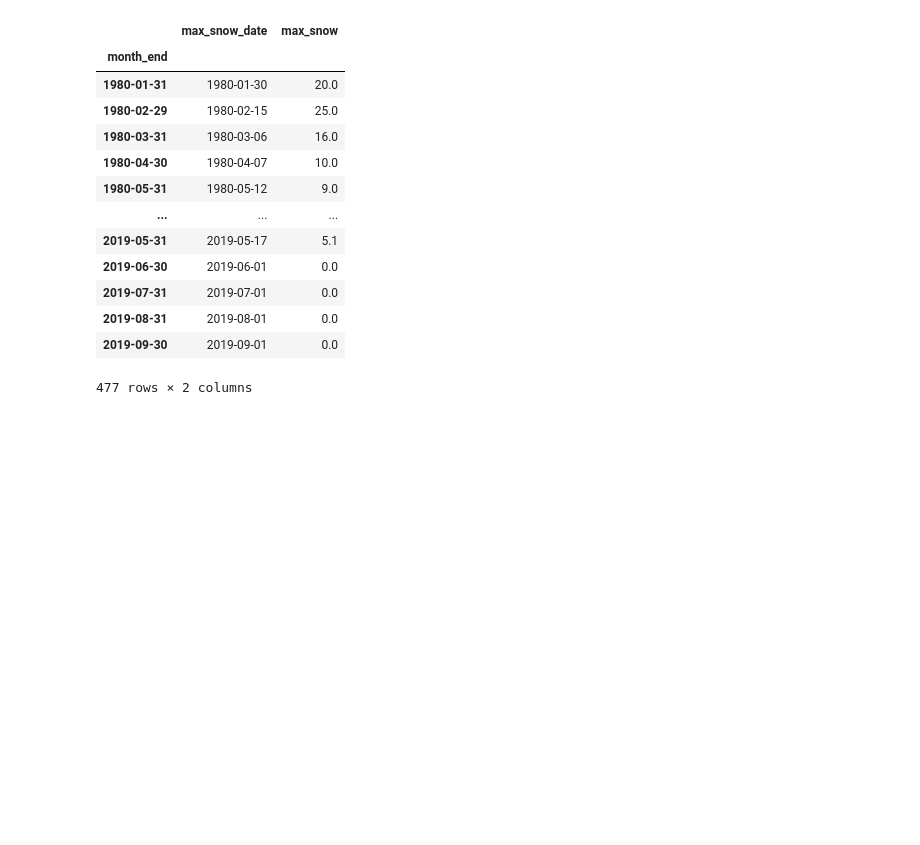
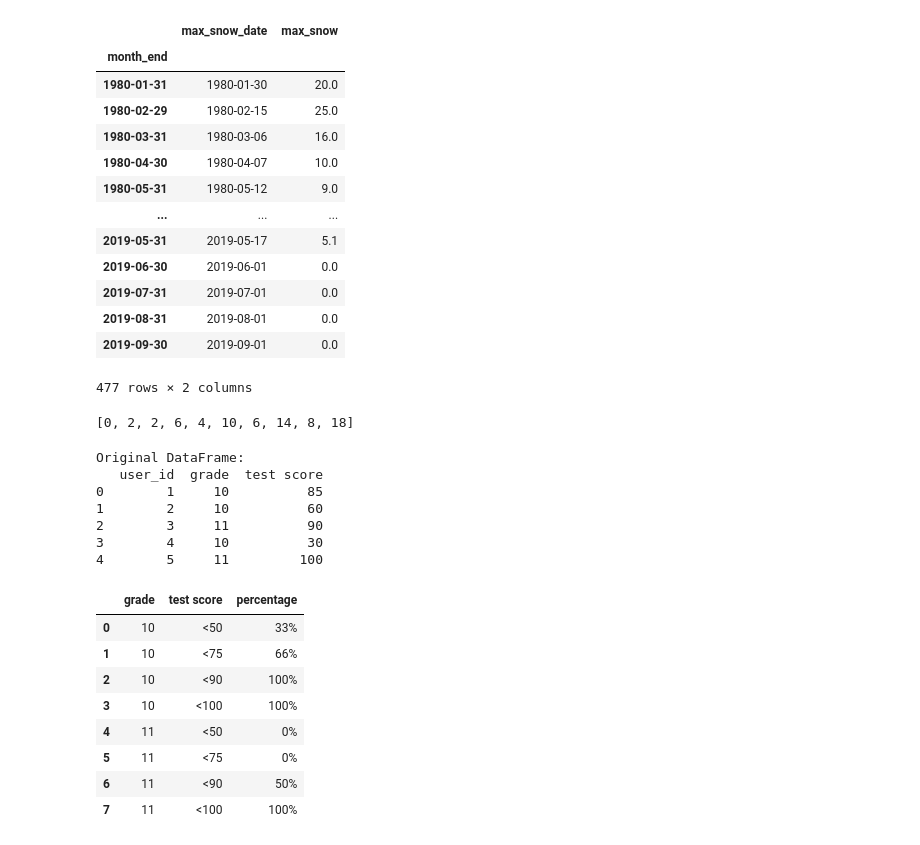
Before and after one commit to zhefeng687/effective_pandas, a Jupyter notebook: code/pandas_practice.ipynb, the cells around one changed output. Cells and saved outputs as stored; diff of their text form; code cells hidden in the pictures; blank space fills up the shorter version.

```diff
--- a/code/pandas_practice.ipynb
+++ b/code/pandas_practice.ipynb
@@ -1233,3 +1234,66 @@ Name: snow, Length: 14160, dtype: float64
 | 2019-08-31 | 2019-08-01 | 0.0 |
 | 2019-09-30 | 2019-09-01 | 0.0 |
 477 rows × 2 columns
+# %%
+filtered_numbers = [x for x in range(20) if x % 2 == 0 and x % 3 == 0]
+filtered_numbers
+
+numbers = [x if x % 2 == 0 else x * 2 for x in range(10)]
+numbers
+# %% [output]
+[0, 2, 2, 6, 4, 10, 6, 14, 8, 18]
+# %%
+import pandas as pd
+
+# Create the data
+data = {
+    'user_id': [1, 2, 3, 4, 5],
+    'grade': [10, 10, 11, 10, 11],
+    'test score': [85, 60, 90, 30, 100]
+}
+
+# Create DataFrame
+df = pd.DataFrame(data)
+
+# Display the DataFrame
+print("Original DataFrame:")
+print(df)
+
+(df.isna().sum())
+
+(df.assign(**{'test score': pd.cut(df['test score'],
+                            bins=[0, 50, 75, 90, 100],
+                            labels=['<50', '<75', '<90', '<100'])
+            })
+         .groupby(['grade', 'test score'])
+         .agg(counts=('user_id', 'count'))
+         .reset_index()
+         .assign(cum_counts=lambda df_: df_.groupby('grade')['counts'].cumsum(),
+                 total_counts=lambda df_: df_.groupby('grade')['counts'].transform('sum'),
+                 percentage=lambda df_: (df_['cum_counts'] / df_['total_counts'] * 100)
+                 							.astype('int').apply(lambda x: f'{x}%'))
+         .loc[:, ['grade', 'test score', 'percentage']]
+
+)
+
+
+# (df.loc[(df.grade >= 9) & (df.grade < 12)])
+
+# (df.query('grade >= 9 & grade < 11'))
+# %% [output]
+Original DataFrame:
+   user_id  grade  test score
+0        1     10          85
+1        2     10          60
+2        3     11          90
+3        4     10          30
+4        5     11         100
+|  | grade | test score | percentage |
+| 0 | 10 | <50 | 33% |
+| 1 | 10 | <75 | 66% |
+| 2 | 10 | <90 | 100% |
+| 3 | 10 | <100 | 100% |
+| 4 | 11 | <50 | 0% |
+| 5 | 11 | <75 | 0% |
+| 6 | 11 | <90 | 50% |
+| 7 | 11 | <100 | 100% |
```
Also changed, not shown: parts of 4 cells of this notebook.
